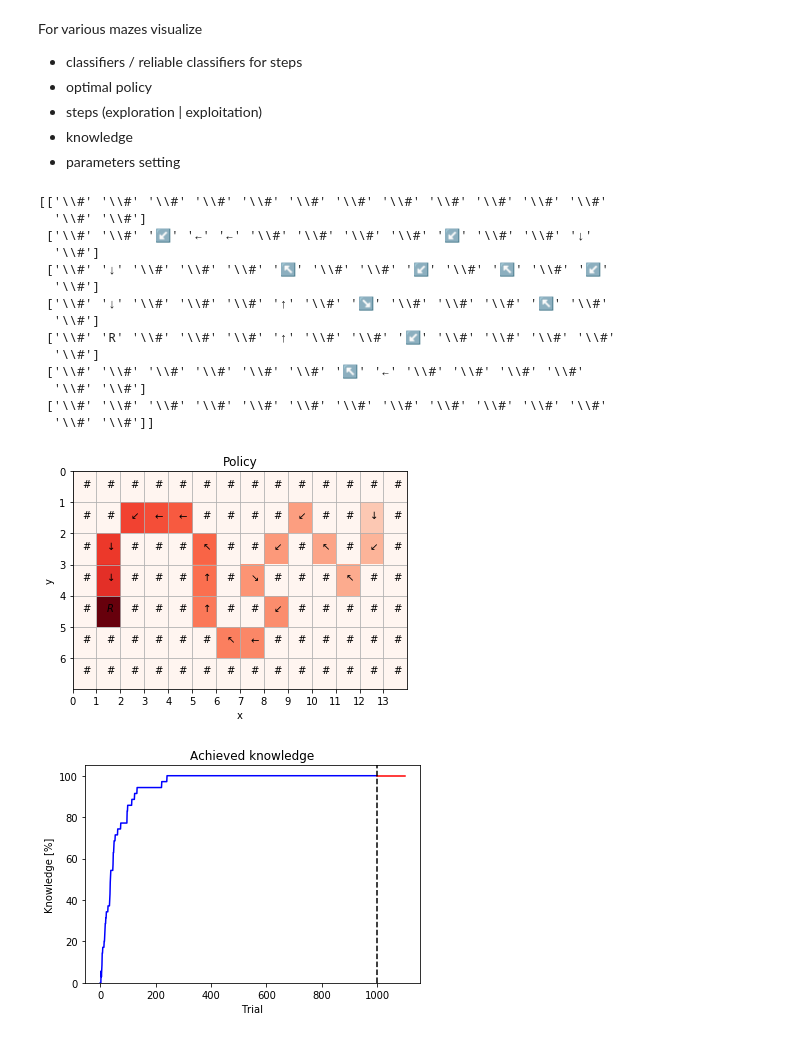
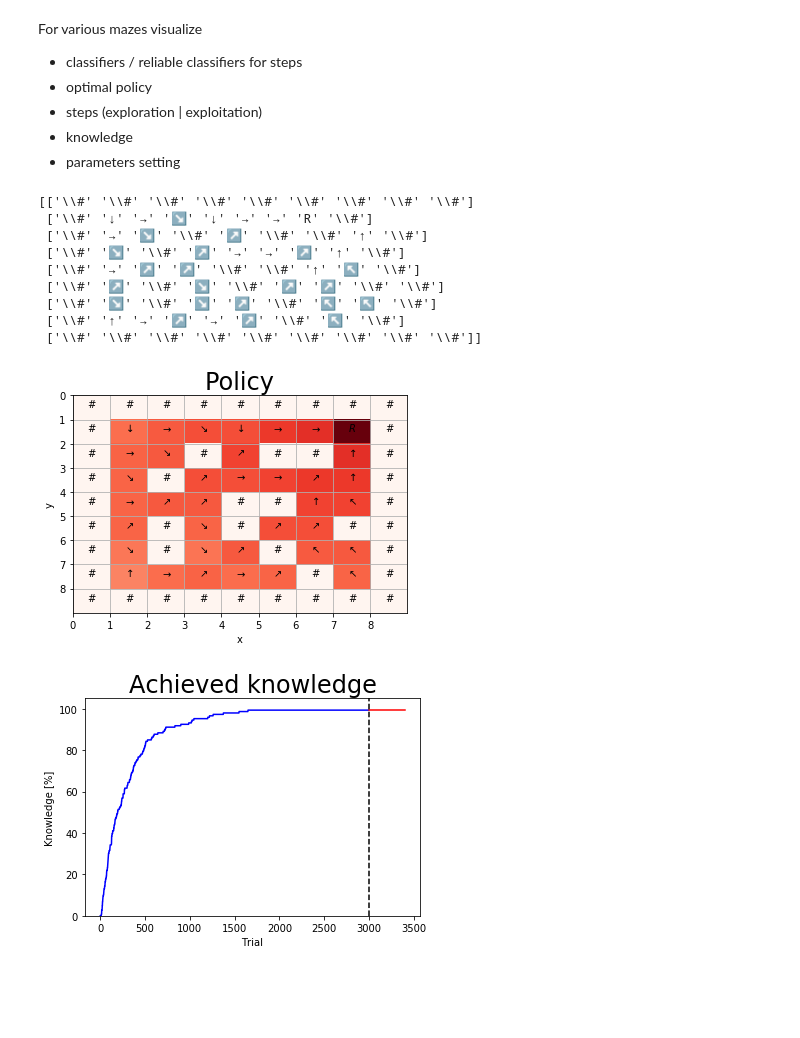
Before and after one commit to ParrotPrediction/pyalcs, a Jupyter notebook: notebooks/ACS2 in Maze (OpenAI).ipynb, the cells around one changed output. Saved outputs shown, nothing was run; the diff lists cells and outputs as text; code cells hidden in the pictures; blank space fills up the shorter version.

```diff
--- a/notebooks/ACS2 in Maze (OpenAI).ipynb
+++ b/notebooks/ACS2 in Maze (OpenAI).ipynb
@@ -59,7 +59,8 @@ Maze ID: [Woods14-v0], non-deterministic: [False], trials: [100]
 # %% [markdown]
 Let's see how it looks in action. First we are going to initialize new environment using `gym.make()` instruction from OpenAI Gym.
 # %%
-MAZE = "Woods14-v0"
+#MAZE = "Woods14-v0"
+MAZE = "Maze5-v0"
 
 # Initialize environment
 maze = gym.make(MAZE)
@@ -218,10 +223,10 @@ metrics[0:3]
 # %% [markdown]
 ## Experiments
 # %%
-maze = gym.make('Woods14-v0')
+maze = gym.make('Maze5-v0')
 
-TRIALS_EXPLORE = 1000
-TRIALS_EXPLOIT = 100
+TRIALS_EXPLORE = 3000
+TRIALS_EXPLOIT = 400
 
 # explore
 agent = ACS2(cfg)
@@ -366,20 +371,15 @@ def build_action_matrix(env, population, cfg):
 
 print(build_action_matrix(maze, population_exploit, cfg))
 # %% [output]
-[['\\#' '\\#' '\\#' '\\#' '\\#' '\\#' '\\#' '\\#' '\\#' '\\#' '\\#' '\\#'
-  '\\#' '\\#']
- ['\\#' '\\#' '↙' '←' '←' '\\#' '\\#' '\\#' '\\#' '↙' '\\#' '\\#' '↓'
-  '\\#']
- ['\\#' '↓' '\\#' '\\#' '\\#' '↖' '\\#' '\\#' '↙' '\\#' '↖' '\\#' '↙'
-  '\\#']
- ['\\#' '↓' '\\#' '\\#' '\\#' '↑' '\\#' '↘' '\\#' '\\#' '\\#' '↖' '\\#'
-  '\\#']
- ['\\#' 'R' '\\#' '\\#' '\\#' '↑' '\\#' '\\#' '↙' '\\#' '\\#' '\\#' '\\#'
-  '\\#']
- ['\\#' '\\#' '\\#' '\\#' '\\#' '\\#' '↖' '←' '\\#' '\\#' '\\#' '\\#'
-  '\\#' '\\#']
- ['\\#' '\\#' '\\#' '\\#' '\\#' '\\#' '\\#' '\\#' '\\#' '\\#' '\\#' '\\#'
-  '\\#' '\\#']]
+[['\\#' '\\#' '\\#' '\\#' '\\#' '\\#' '\\#' '\\#' '\\#']
+ ['\\#' '↓' '→' '↘' '↓' '→' '→' 'R' '\\#']
+ ['\\#' '→' '↘' '\\#' '↗' '\\#' '\\#' '↑' '\\#']
+ ['\\#' '↘' '\\#' '↗' '→' '→' '↗' '↑' '\\#']
+ ['\\#' '→' '↗' '↗' '\\#' '\\#' '↑' '↖' '\\#']
+ ['\\#' '↗' '\\#' '↘' '\\#' '↗' '↗' '\\#' '\\#']
+ ['\\#' '↘' '\\#' '↘' '↗' '\\#' '↖' '↖' '\\#']
+ ['\\#' '↑' '→' '↗' '→' '↗' '\\#' '↖' '\\#']
+ ['\\#' '\\#' '\\#' '\\#' '\\#' '\\#' '\\#' '\\#' '\\#']]
 # %%
 def plot_policy(env, agent, cfg, ax=None):
     if ax is None:
@@ -391,35 +391,35 @@ def plot_policy(env, agent, cfg, ax=None):
     maze_countours = maze.env.maze.matrix
     max_x = maze.env.maze.max_x
     max_y = maze.env.maze.max_y
 
     fitness_matrix = build_fitness_matrix(maze, agent.population, cfg)
     action_matrix = build_action_matrix(maze, agent.population, cfg)
 
     # Render maze as image
     plt.imshow(fitness_matrix, interpolation='nearest', cmap='Reds', aspect='auto',
            extent=[0, max_x, max_y, 0])
 
 
     # Add labels to each cell
     for (y,x), val in np.ndenumerate(action_matrix):
         plt.text(x+0.4, y+0.5, "${}$".format(val))
 
-    ax.set_title("Policy")
+    ax.set_title("Policy", fontsize=24)
     ax.set_xlabel('x')
     ax.set_ylabel('y')
 
     ax.set_xlim(0, max_x)
     ax.set_ylim(max_y, 0)
 
     ax.set_xticks(range(0, max_x))
     ax.set_yticks(range(0, max_y))
 
     ax.grid(True)
 
 plot_policy(maze, agent, cfg)
 plt.savefig('maze_policy.eps', format='eps', dpi=100)
 # %% [output]
-[figure, old version]
+[figure, new version]
 # %%
 def plot_knowledge(df, ax=None):
     if ax is None:
@@ -432,7 +432,7 @@ def plot_knowledge(df, ax=None):
     exploit_df['knowledge'].plot(ax=ax, c='red')
     ax.axvline(x=len(explore_df), c='black', linestyle='dashed')
 
-    ax.set_title("Achieved knowledge")
+    ax.set_title("Achieved knowledge", fontsize=24)
     ax.set_xlabel("Trial")
     ax.set_ylabel("Knowledge [%]")
     ax.set_ylim([0, 105])
@@ -440,7 +440,7 @@ def plot_knowledge(df, ax=None):
 plot_knowledge(metrics_df)
 plt.savefig('maze_knowledge.eps', format='eps', dpi=100)
 # %% [output]
-[figure, old version]
+[figure, new version]
 # %%
 def plot_steps(df, ax=None):
     if ax is None:
```
Also changed, not shown: parts of 12 cells of this notebook, 3 other files.
